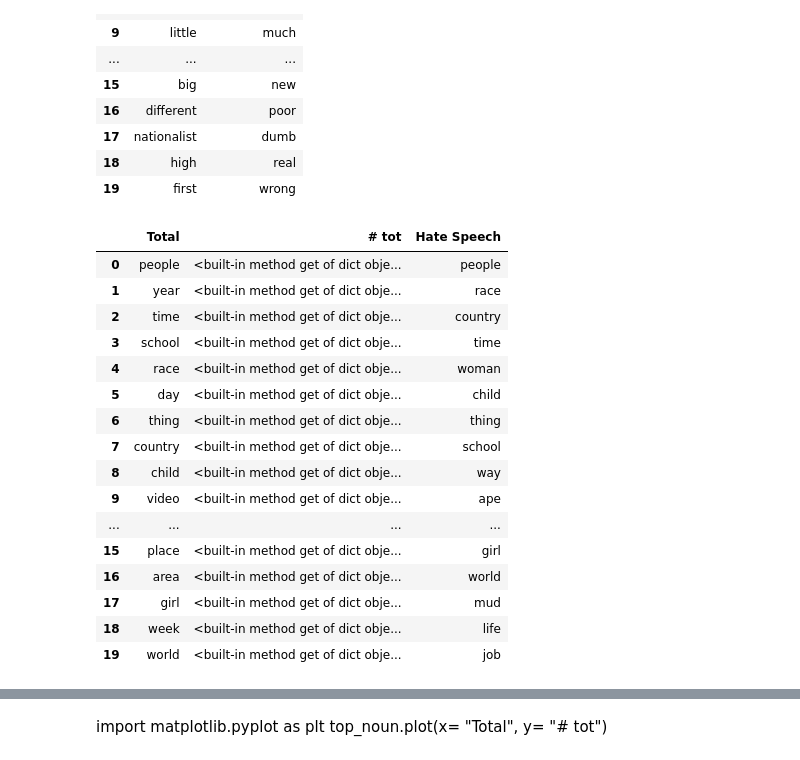
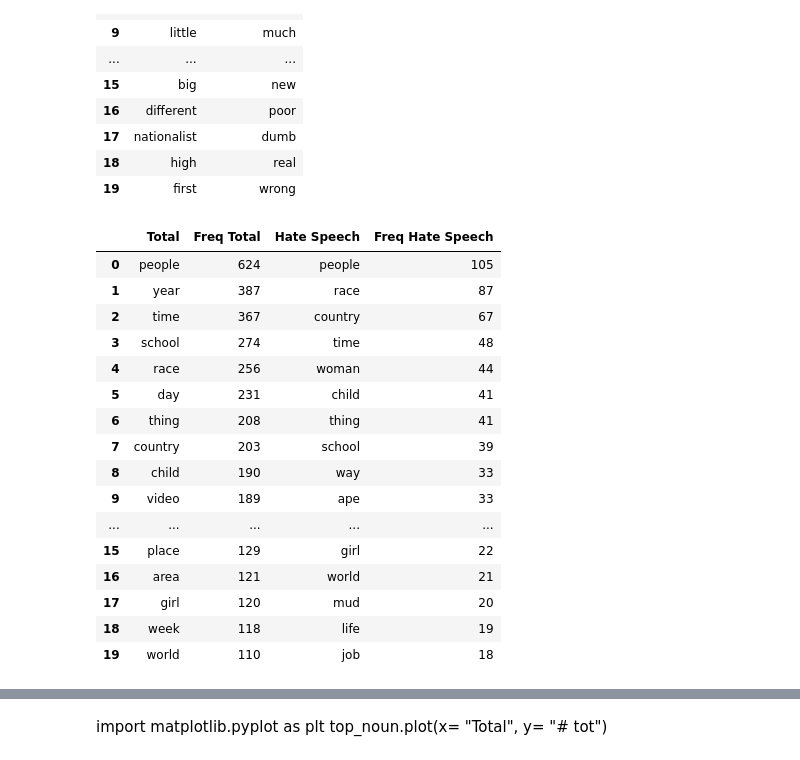
Before and after one commit to martinaviggiano/textsent_project, a Jupyter notebook: Hate Speech Detection Models.ipynb, the cells around one changed output, grey strips where cells are left out. Saved outputs shown, nothing was run; the diff lists cells and outputs as text; code cells hidden in the pictures.

```diff
--- a/Hate Speech Detection Models.ipynb
+++ b/Hate Speech Detection Models.ipynb
@@ -294,3 +294,5 @@ TextBlob(data.iloc[4]["stemmed"]).tags
  ('green', 'JJ'),
  ('banner', 'NN'),
  ('link', 'NN')]
+# %%
+for x in hate['POS_spacy']:
@@ -475,25 +501,30 @@ popular_noun = sorted(noun_counter, key = noun_counter.get, reverse = True)
 top_20_noun = popular_noun[:20]
 popular_noun1 = sorted(noun_counter1, key = noun_counter1.get, reverse = True)
 top_20_noun1 = popular_noun1[:20]
+# %%
+top_20_noun_freq = [noun_counter[x] for x in top_20_noun]
+top_20_noun1_freq = [noun_counter1[x] for x in top_20_noun1]
+top_20_adj_freq = [adj_counter[x] for x in top_20_adj]
+top_20_adj1_freq = [adj_counter1[x] for x in top_20_adj1]
 # %%
-top_noun = {"Total": top_20_noun, "# tot":noun_counter.get,  "Hate Speech": top_20_noun1}
+top_noun = {"Total": top_20_noun, "Freq Total":top_20_noun_freq,  "Hate Speech": top_20_noun1, "Freq Hate Speech":top_20_noun1_freq}
 top_noun = pd.DataFrame(top_noun)
 top_noun
 # %% [output]
-|  | Total | # tot | Hate Speech |
-| 0 | people | <built-in method get of dict obje... | people |
-| 1 | year | <built-in method get of dict obje... | race |
-| 2 | time | <built-in method get of dict obje... | country |
-| 3 | school | <built-in method get of dict obje... | time |
-| 4 | race | <built-in method get of dict obje... | woman |
-| 5 | day | <built-in method get of dict obje... | child |
-| 6 | thing | <built-in method get of dict obje... | thing |
-| 7 | country | <built-in method get of dict obje... | school |
-| 8 | child | <built-in method get of dict obje... | way |
-| 9 | video | <built-in method get of dict obje... | ape |
-| ... | ... | ... | ... |
-| 15 | place | <built-in method get of dict obje... | girl |
-| 16 | area | <built-in method get of dict obje... | world |
-| 17 | girl | <built-in method get of dict obje... | mud |
-| 18 | week | <built-in method get of dict obje... | life |
-| 19 | world | <built-in method get of dict obje... | job |
+|  | Total | Freq Total | Hate Speech | Freq Hate Speech |
+| 0 | people | 624 | people | 105 |
+| 1 | year | 387 | race | 87 |
+| 2 | time | 367 | country | 67 |
+| 3 | school | 274 | time | 48 |
+| 4 | race | 256 | woman | 44 |
+| 5 | day | 231 | child | 41 |
+| 6 | thing | 208 | thing | 41 |
+| 7 | country | 203 | school | 39 |
+| 8 | child | 190 | way | 33 |
+| 9 | video | 189 | ape | 33 |
+| ... | ... | ... | ... | ... |
+| 15 | place | 129 | girl | 22 |
+| 16 | area | 121 | world | 21 |
+| 17 | girl | 120 | mud | 20 |
+| 18 | week | 118 | life | 19 |
+| 19 | world | 110 | job | 18 |
```
Also changed, not shown: parts of 25 cells of this notebook.
